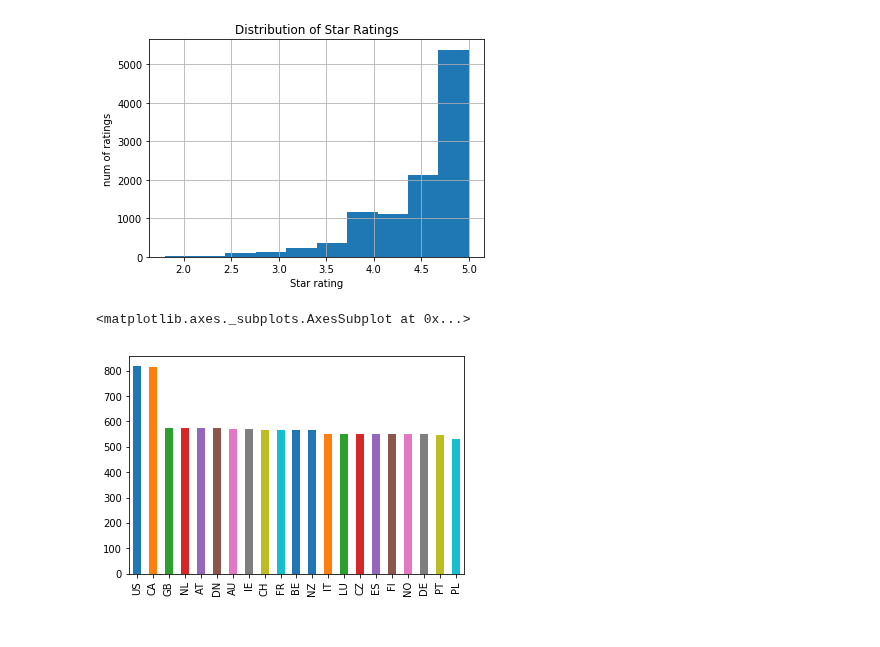
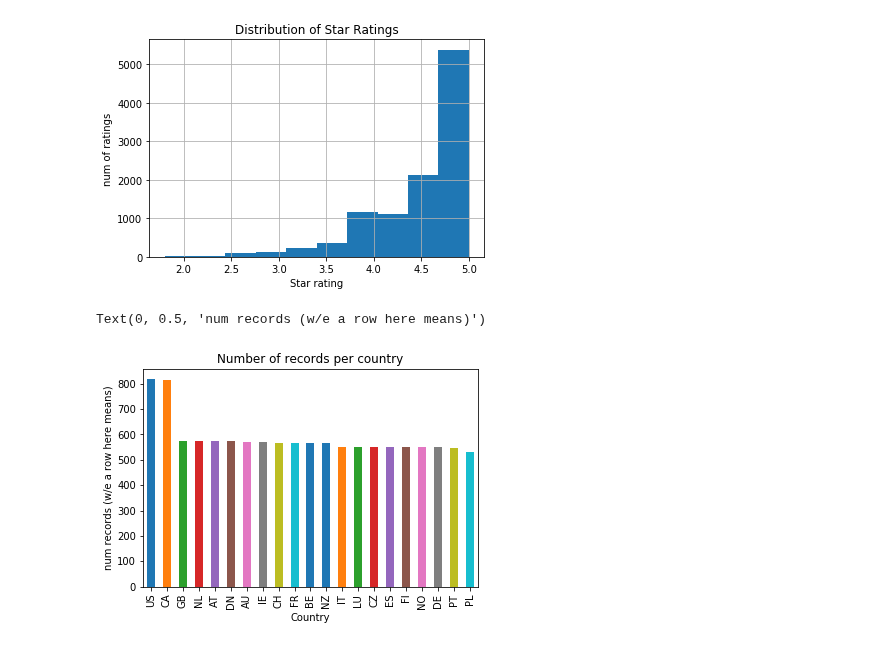
Before and after one commit to kylegwlawrence/dsc-1-01-08-your-first-data-science-project-lab-online-ds-sp-000, a Jupyter notebook: index.ipynb, the cells around one changed output. Drawn from its saved outputs; the diff is of its cells as text; code cells hidden in the pictures.

```diff
--- a/index.ipynb
+++ b/index.ipynb
@@ -395,9 +395,9 @@ Text(0.5, 1.0, 'Distribution of Star Ratings')
 # %%
 country_counts = df.country.value_counts()
 country_counts.plot(kind='bar')
 plt.title("Number of records per country")
 plt.xlabel("Country")
-plt.ylabel("num records ()")
+plt.ylabel("num records (w/e a row here means)")
 # %% [output]
-<matplotlib.axes._subplots.AxesSubplot at 0x...>
+Text(0, 0.5, 'num records (w/e a row here means)')
-[figure, old version]
+[figure, new version]
```
